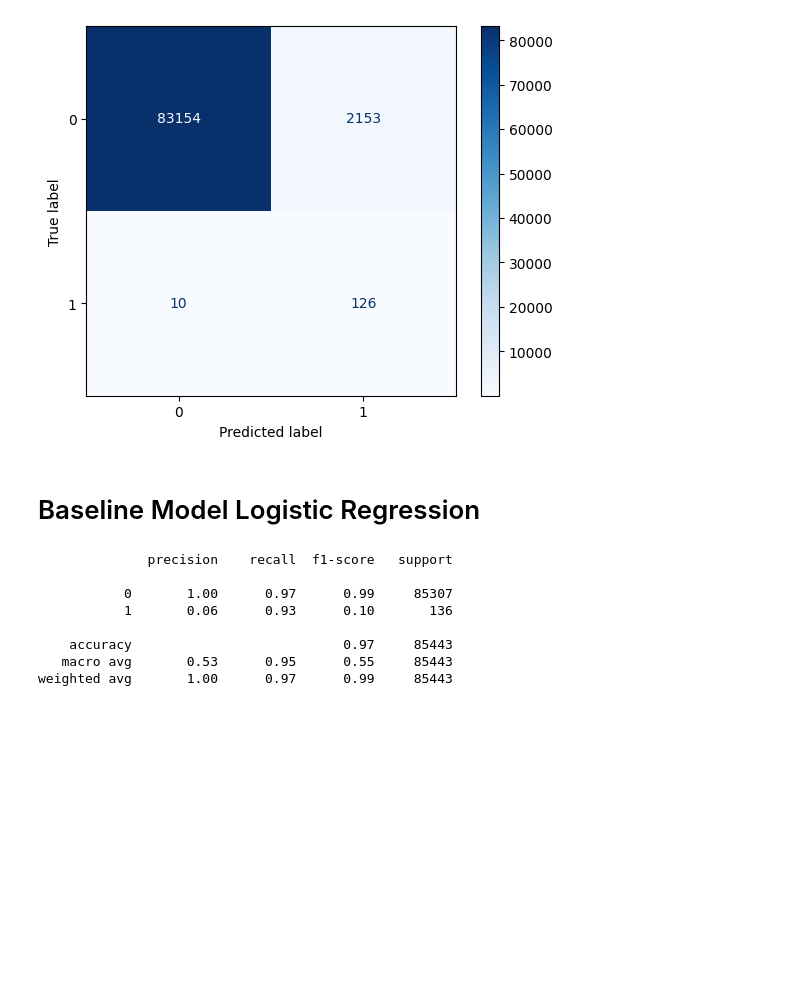
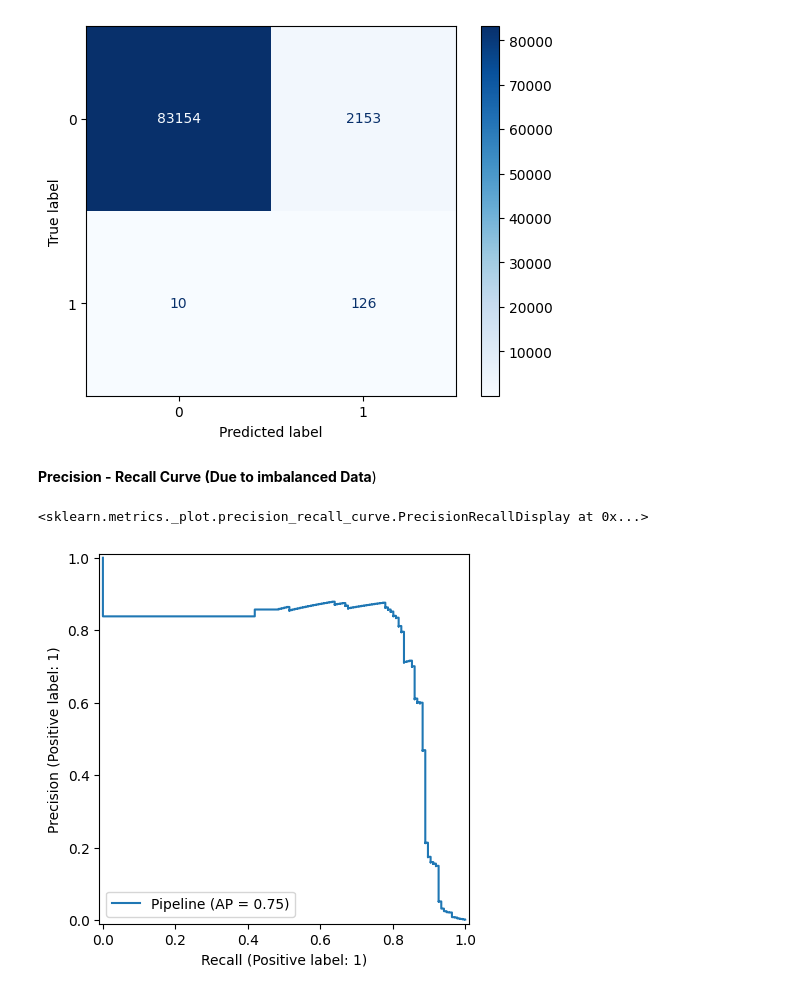
Before and after one commit to hemantborse/Capstone, a Jupyter notebook: Credit_Card_Fraud_Prediction.ipynb, the cells around one changed output. Cells and saved outputs as stored; diff of their text form; code cells hidden in the pictures; blank space fills up the shorter version.

```diff
--- a/Credit_Card_Fraud_Prediction.ipynb
+++ b/Credit_Card_Fraud_Prediction.ipynb
@@ -210,0 +240,15 @@ np.log1p(df['Amount']).plot(kind='hist',bins=50,ax=axes[1],title='Log Amount')
+# %%
+from sklearn import metrics
+from sklearn.model_selection import train_test_split
+from sklearn.linear_model import LogisticRegression
+from sklearn.preprocessing import StandardScaler
+from sklearn.pipeline import Pipeline
+from sklearn.dummy import DummyClassifier # Added this import statement
+X= df.drop('Class',axis=1)
+y= df['Class']
+X_train,X_test,y_train,y_test = train_test_split(X,y,test_size=0.2,random_state=42)
+#Dummy always predicts "not fraud"
+Dummy = DummyClassifier(strategy='most_frequent')
+Dummy.fit(X_train,y_train)
+y_pred = Dummy.predict(X_test)
+print (metrics.classification_report(y_test,y_pred))
@@ -210,0 +266,9 @@ np.log1p(df['Amount']).plot(kind='hist',bins=50,ax=axes[1],title='Log Amount')
+# %%
+
+
+lrg = Pipeline([('scaler',StandardScaler()),('model',LogisticRegression(class_weight='balanced',random_state=42,max_iter=1000))])
+lrg.fit(X_train,y_train)
+
+#print(X_test.isnull().sum())
+y_pred = lrg.predict(X_test)
+print (metrics.classification_report(y_test,y_pred))
@@ -216,29 +289,11 @@ ConfusionMatrixDisplay.from_predictions(y_test,y_pred,cmap='Blues')
 # %% [output]
 <sklearn.metrics._plot.confusion_matrix.ConfusionMatrixDisplay at 0x...>
 [figure]
-# %% [markdown]
-# Baseline Model Logistic Regression
-# %%
-from sklearn import metrics
-from sklearn.model_selection import train_test_split
-from sklearn.linear_model import LogisticRegression
-from sklearn.preprocessing import StandardScaler
-from sklearn.pipeline import Pipeline
-X= df.drop('Class',axis=1)
-y= df['Class']
-X_train,X_test,y_train,y_test = train_test_split(X,y,test_size=0.3,random_state=42)
-baseline = Pipeline([('scaler',StandardScaler()),('model',LogisticRegression(class_weight='balanced',random_state=42,max_iter=1000))])
-baseline.fit(X_train,y_train)
-
-#print(X_test.isnull().sum())
-y_pred = baseline.predict(X_test)
-print (metrics.classification_report(y_test,y_pred))
-# %% [output]
-              precision    recall  f1-score   support
-
-           0       1.00      0.97      0.99     85307
-           1       0.06      0.93      0.10       136
-
-    accuracy                           0.97     85443
-   macro avg       0.53      0.95      0.55     85443
-weighted avg       1.00      0.97      0.99     85443
+# %% [markdown]
+**Precision - Recall Curve (Due to imbalanced Data**)
+# %%
+from sklearn.metrics import PrecisionRecallDisplay
+PrecisionRecallDisplay.from_estimator(lrg,X_test,y_test)
+# %% [output]
+<sklearn.metrics._plot.precision_recall_curve.PrecisionRecallDisplay at 0x...>
+[figure, added]
```
Also changed, not shown: parts of 11 cells of this notebook.
